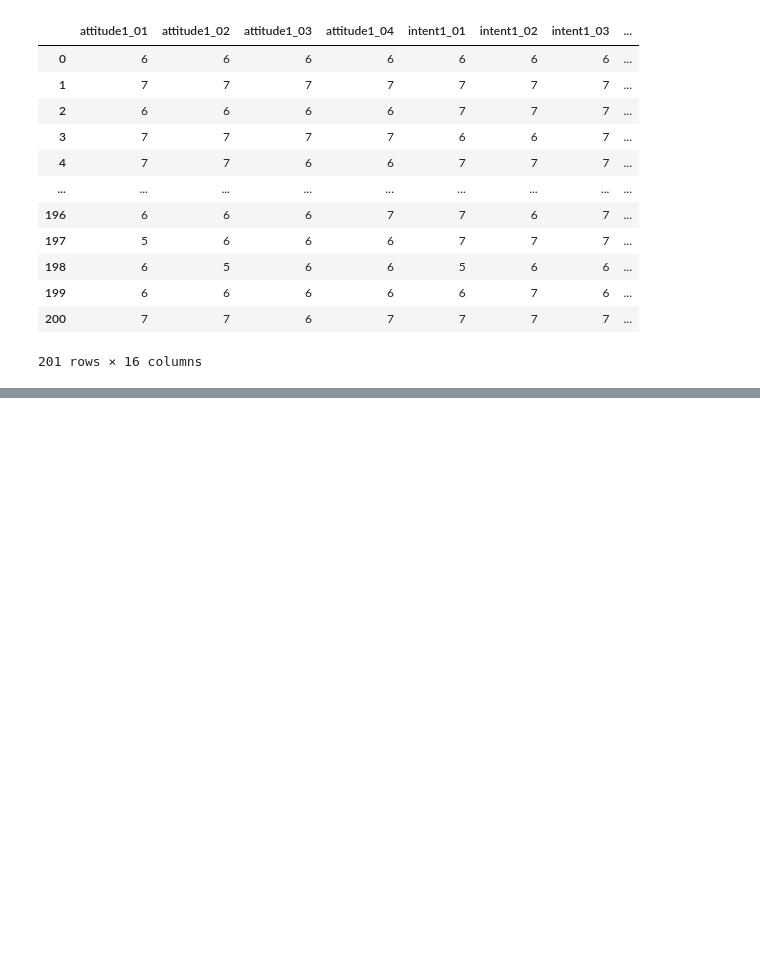
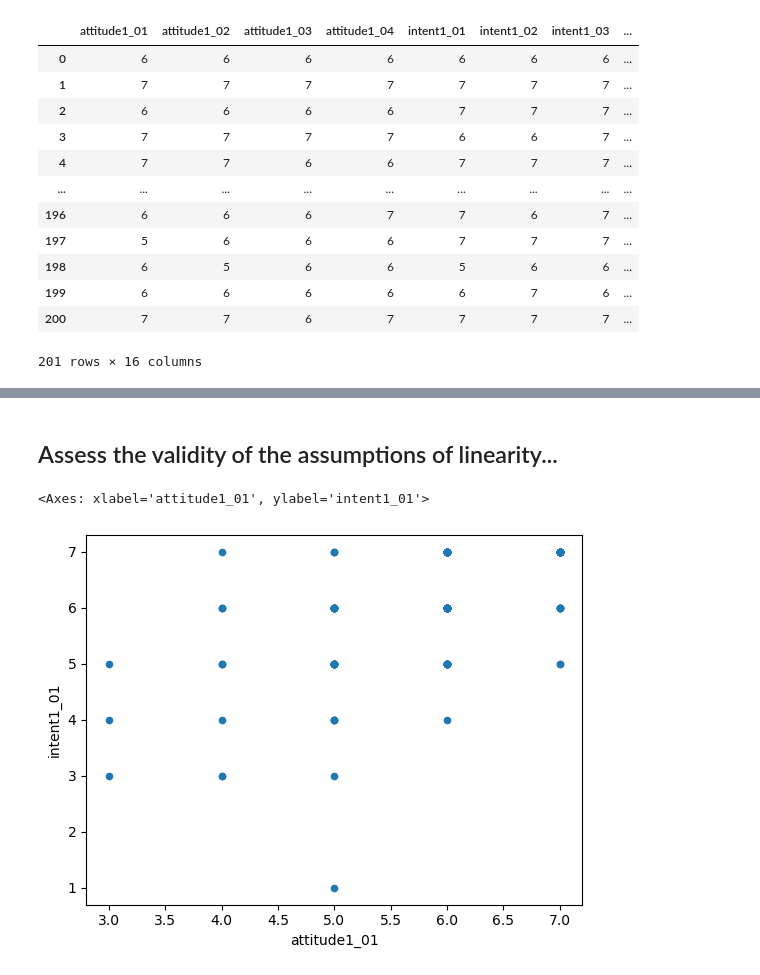
Before and after one commit to TheUltimateFishstick/week9labs, a Jupyter notebook: 09_Independent_Lab_Morgan.ipynb, the cells around one changed output, grey strips where cells are left out. Saved outputs shown, nothing was run; the diff lists cells and outputs as text; code cells hidden in the pictures; blank space fills up the shorter version.

```diff
--- a/09_Independent_Lab_Morgan.ipynb
+++ b/09_Independent_Lab_Morgan.ipynb
@@ -43,0 +53,8 @@ ect_data
+# %% [markdown]
+## Assess the validity of the assumptions of linearity...
+# %%
+#Scatterplot with first variable.
+ect_data.plot.scatter(x='attitude1_01', y='intent1_01')
+# %% [output]
+<Axes: xlabel='attitude1_01', ylabel='intent1_01'>
+[figure, added]
```
Also changed, not shown: parts of 12 cells of this notebook, 3 other files.
